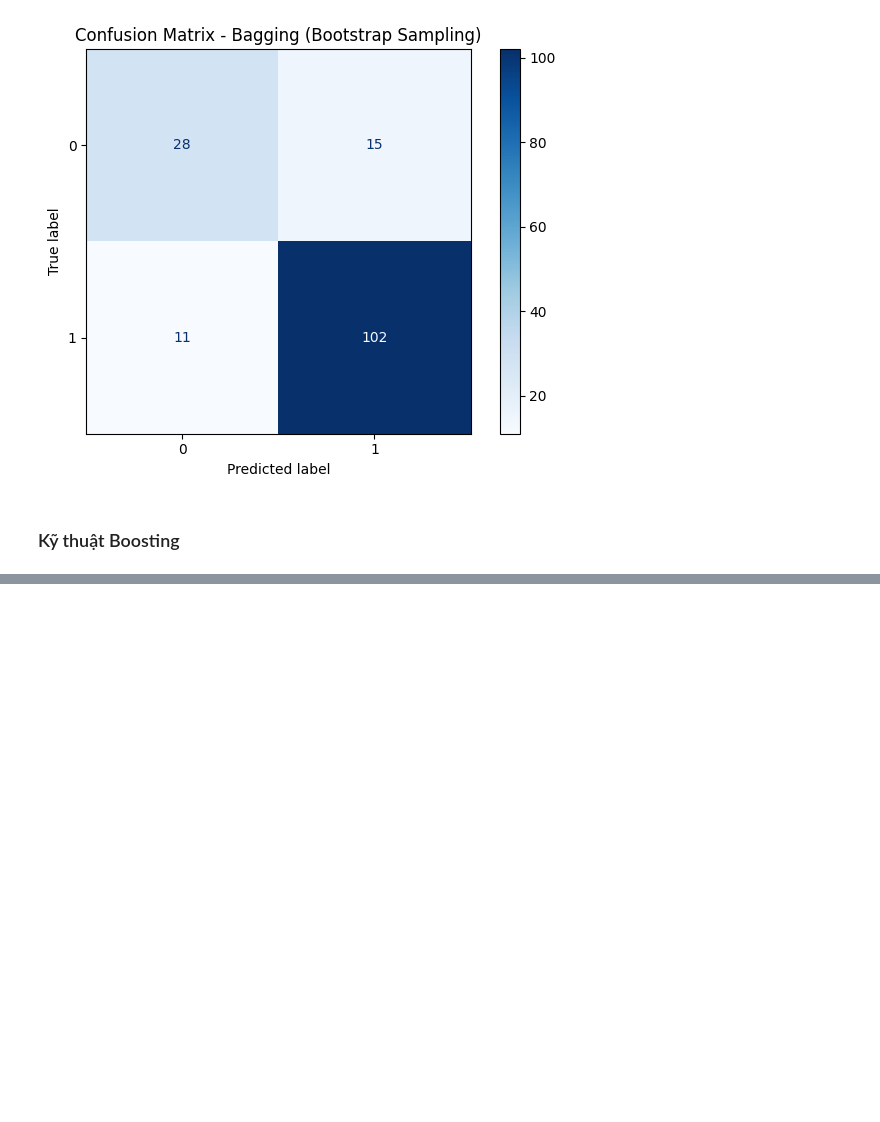
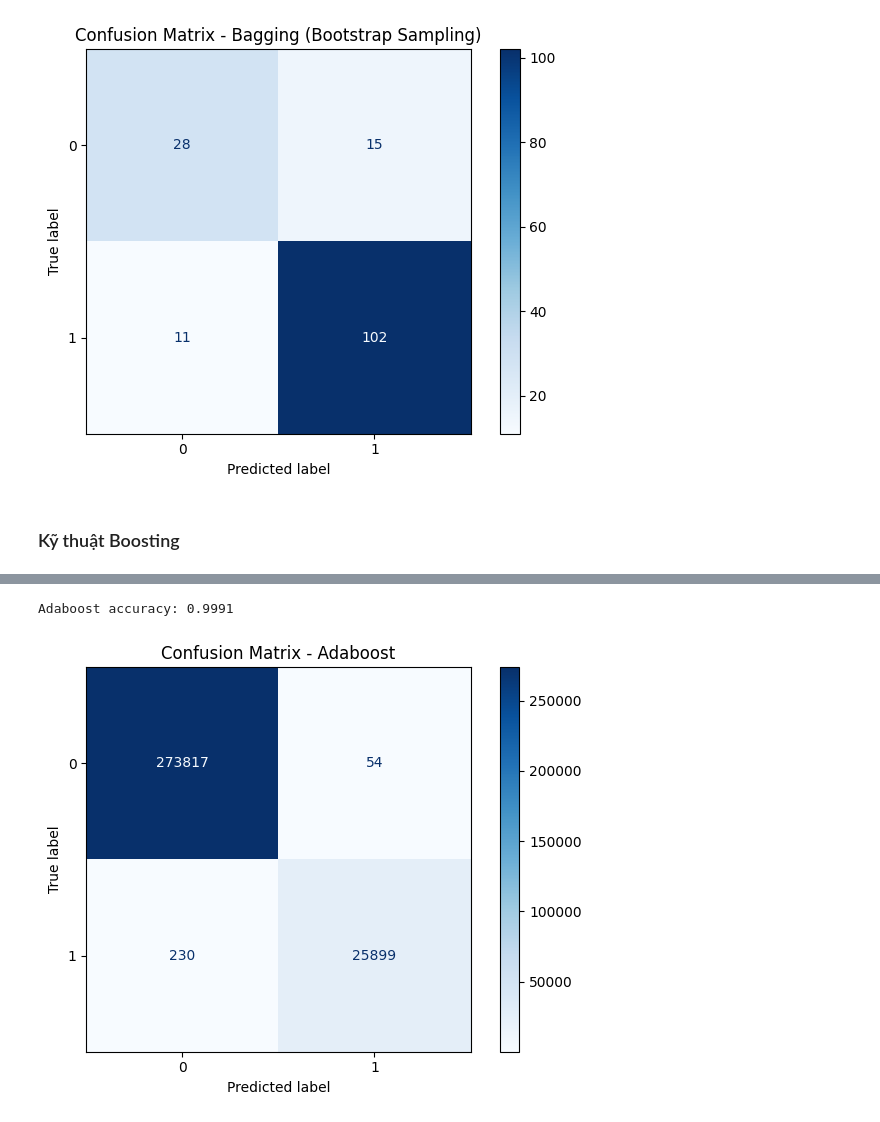
Before and after one commit to khanhtada/ai_from_fundamental_to_application, a Jupyter notebook: Chuong4/hoc_giam_sat/Mô hình Ensemble Learning.ipynb, the cells around one changed output, grey strips where cells are left out. Cells and saved outputs as stored; diff of their text form; code cells hidden in the pictures; blank space fills up the shorter version.

```diff
--- a/Chuong4/hoc_giam_sat/Mô hình Ensemble Learning.ipynb
+++ b/Chuong4/hoc_giam_sat/Mô hình Ensemble Learning.ipynb
@@ -141,0 +154,54 @@ Boosting là kỹ thuật học tăng cường trong nhóm Ensemble Learning, đ
+# %%
+import numpy as np
+import pandas as pd
+import numpy as np
+from sklearn.ensemble import AdaBoostClassifier
+from sklearn.tree import DecisionTreeClassifier
+from sklearn.model_selection import train_test_split
+from sklearn.metrics import confusion_matrix, classification_report
+
+# 1. Đọc dữ liệu
+card_trans = pd.read_csv('data/card_transdata.csv')
+
+# 2. Tiền xử lý
+card_trans['fraud'] = np.where(card_trans['fraud'] == 1.0, 1, -1)
+df = pd.DataFrame(card_trans)
+
+# 3. X, y
+X = df.drop('fraud', axis=1)  # X
+y = df['fraud']  # y
+
+# 4. Tách dữ liệu thành 2 tập Train/Test
+X_train, X_test, y_train, y_test = train_test_split(X, y, test_size=0.3, random_state=42)
+
+
+# 5. Khởi tạo mô hình yếu (Weak model)
+base_estimator = DecisionTreeClassifier(max_depth=3)  # Decision Stump
+
+# 6. Cài đặt mô hình AdaBoost
+adaboost = AdaBoostClassifier(
+    estimator=base_estimator,
+    n_estimators=10,  # Số lượng mô hình yếu cài đặt bằng 10
+    random_state=42
+)
+
+# 7. Huấn luyện mô hình
+adaboost.fit(X_train, y_train)
+
+# 8. Dự đoán
+y_pred_ada = adaboost.predict(X_test)
+
+# 9. Đánh giá mô hình
+acc_ada = accuracy_score(y_test, y_pred_ada)
+print(f"Adaboost accuracy: {acc_ada:.4f}")
+# %% [output]
+Adaboost accuracy: 0.9991
+# %%
+# Confusion matrix
+disp = ConfusionMatrixDisplay(confusion_matrix(y_test, y_pred_ada))
+disp.plot(cmap="Blues")
+plt.title("Confusion Matrix - Adaboost")
+plt.tight_layout()
+plt.show()
+# %% [output]
+[figure, added]
```
Also changed, not shown: parts of 12 cells of this notebook, 1 other file.
